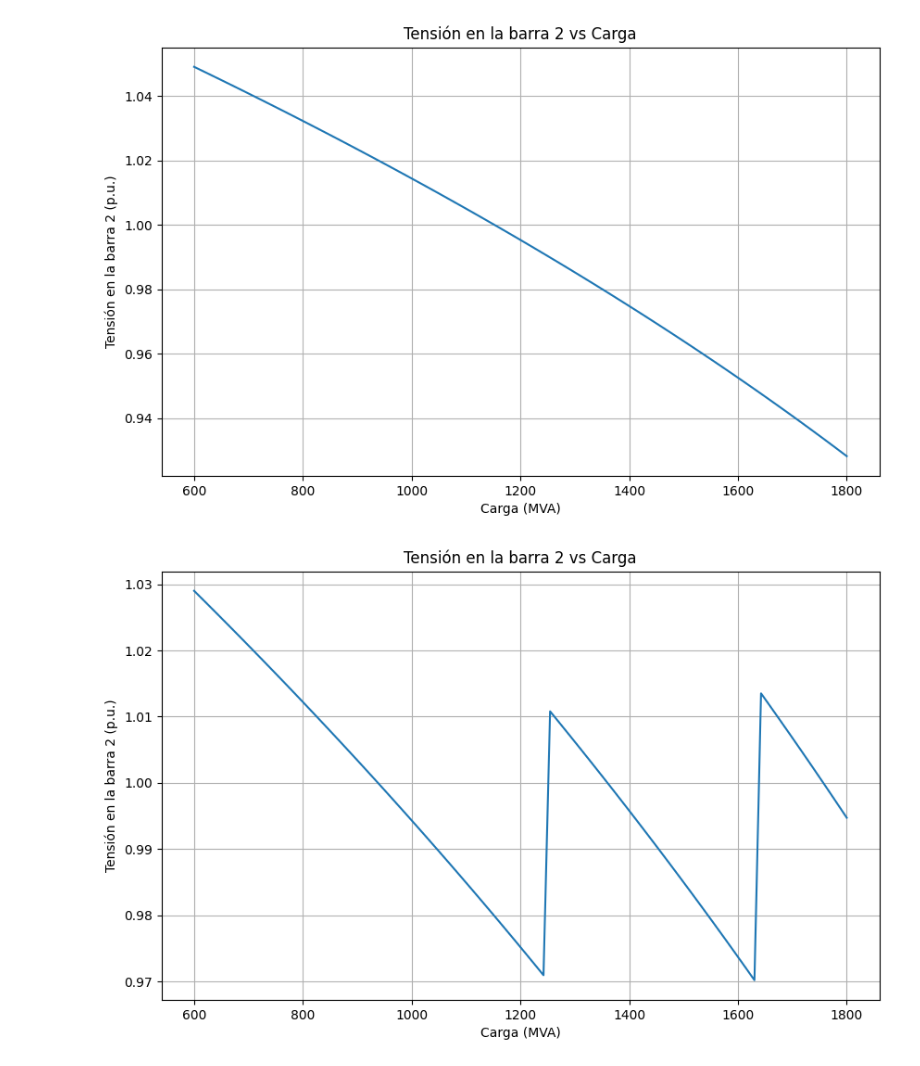
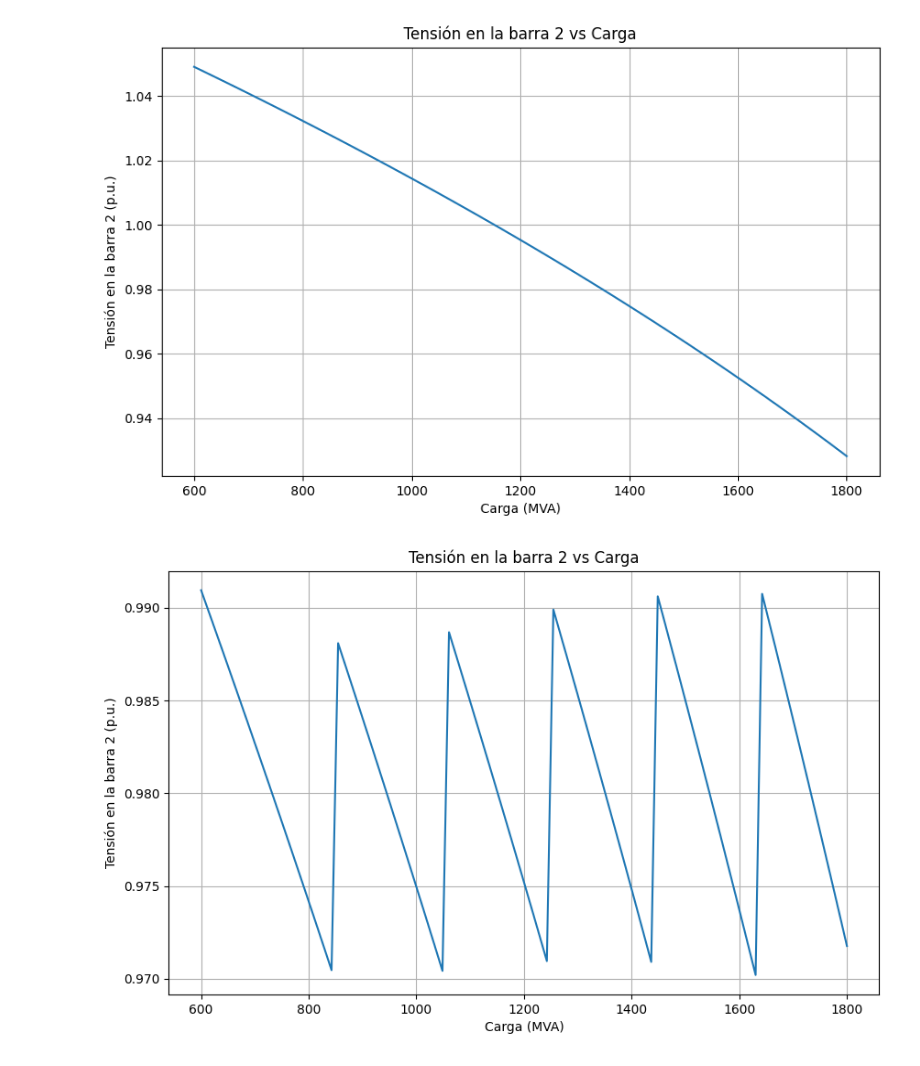
Before and after one commit to angelo-quiroz/G4B_SEP1_S12024, a Jupyter notebook: Desarrollo.ipynb, the cells around one changed output. Saved outputs shown, nothing was run; the diff lists cells and outputs as text; code cells hidden in the pictures.

```diff
--- a/Desarrollo.ipynb
+++ b/Desarrollo.ipynb
@@ -194,33 +194,33 @@ for S in load_range:
     net.load.loc[0, 'q_mvar'] = Q
     pp.runpp(net)
     V2 = net.res_bus.vm_pu[bus2]
 
     # Compensación shunt con iteración
     max_iter = 20
     iter_count = 0
     while (V2 < 0.97 or V2 > 1.03) and iter_count < max_iter:
         if V2 < 0.97:
             # Agregar condensador shunt
-            q_mvar = -450  # Compensación fija
+            q_mvar = -150  # Compensación fija
             pp.create_shunt(net, bus2, q_mvar=q_mvar, p_mw=0, vn_kv=500, step=1)
         elif V2 > 1.03:
             # Agregar inductor shunt
-            q_mvar = 150  # Compensación fija|
+            q_mvar = 450  # Compensación fija|
             pp.create_shunt(net, bus2, q_mvar=q_mvar, p_mw=0, vn_kv=500, step=1)
 
         pp.runpp(net)  # Recalcular flujo de potencia después de agregar el shunt
         V2 = net.res_bus.vm_pu[bus2]
         iter_count += 1
 
     V2_mags.append(V2)
 
 # Graficar
 plt.figure(figsize=(10, 6))
 plt.plot(load_range, V2_mags)
 plt.xlabel('Carga (MVA)')
 plt.ylabel('Tensión en la barra 2 (p.u.)')
 plt.title('Tensión en la barra 2 vs Carga')
 plt.grid(True)
 plt.show()
 # %% [output]
-[figure, old version]
+[figure, new version]
```
Also changed, not shown: parts of 1 cell of this notebook.
